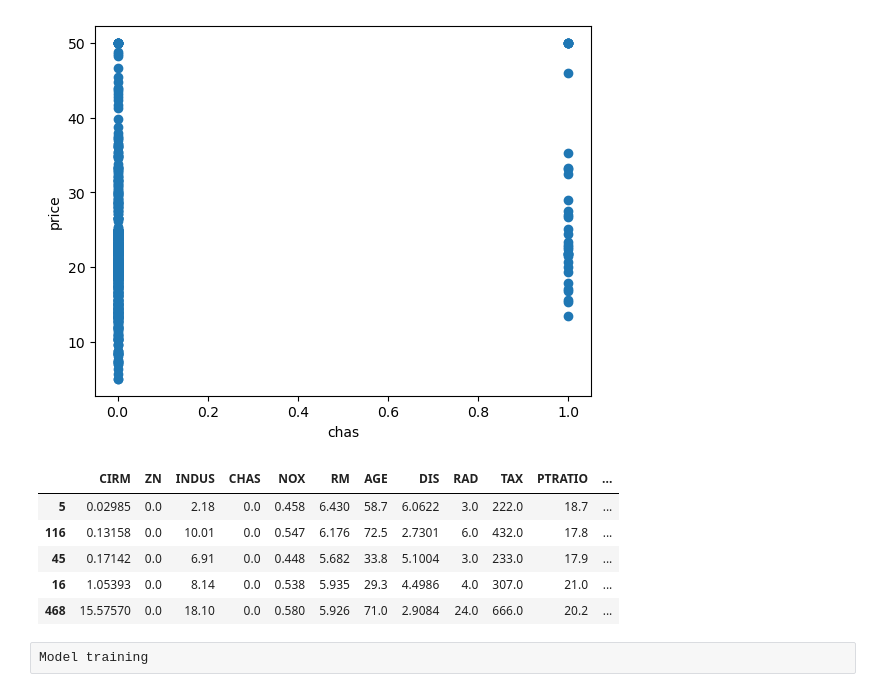
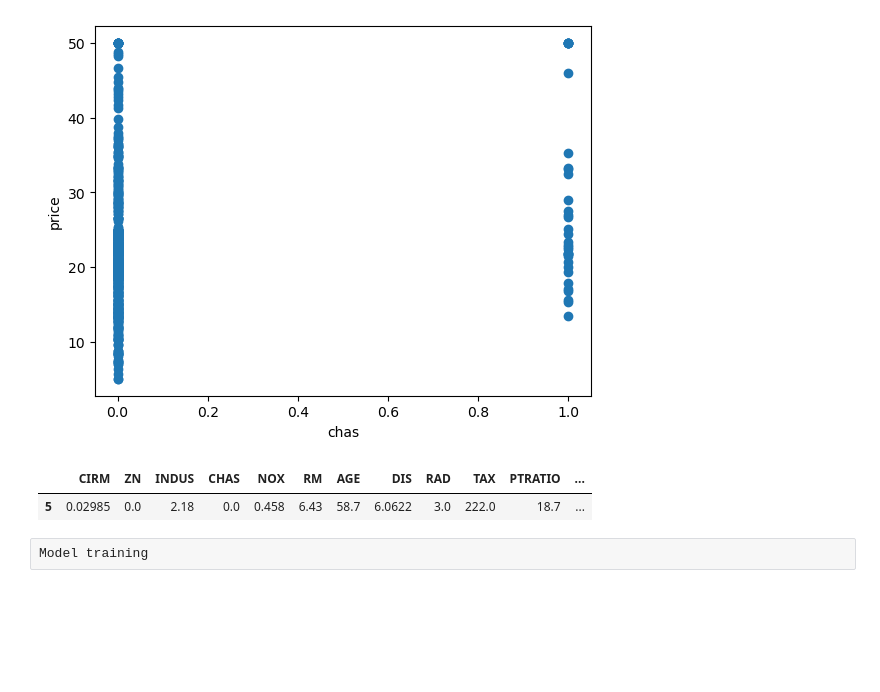
Before and after one commit to gauravsahu9668/BostonHousePrediction, a Jupyter notebook: Untitled-checkpoint.ipynb, the cells around one changed output. Saved outputs shown, nothing was run; the diff lists cells and outputs as text; code cells hidden in the pictures; blank space fills up the shorter version.

```diff
--- a/Untitled-checkpoint.ipynb
+++ b/Untitled-checkpoint.ipynb
@@ -128,14 +122,10 @@ y=dataset.iloc[:,-1]
 from sklearn.model_selection import train_test_split
 x_train,x_test,y_train,y_test=train_test_split(x,y,test_size=0.3,random_state=42)
 # %%
-x_train.head()
+x_train.head(1)
 # %% [output]
 |  | CIRM | ZN | INDUS | CHAS | NOX | RM | AGE | DIS | RAD | TAX | PTRATIO | ... |
-| 5 | 0.02985 | 0.0 | 2.18 | 0.0 | 0.458 | 6.430 | 58.7 | 6.0622 | 3.0 | 222.0 | 18.7 | ... |
-| 116 | 0.13158 | 0.0 | 10.01 | 0.0 | 0.547 | 6.176 | 72.5 | 2.7301 | 6.0 | 432.0 | 17.8 | ... |
-| 45 | 0.17142 | 0.0 | 6.91 | 0.0 | 0.448 | 5.682 | 33.8 | 5.1004 | 3.0 | 233.0 | 17.9 | ... |
-| 16 | 1.05393 | 0.0 | 8.14 | 0.0 | 0.538 | 5.935 | 29.3 | 4.4986 | 4.0 | 307.0 | 21.0 | ... |
-| 468 | 15.57570 | 0.0 | 18.10 | 0.0 | 0.580 | 5.926 | 71.0 | 2.9084 | 24.0 | 666.0 | 20.2 | ... |
+| 5 | 0.02985 | 0.0 | 2.18 | 0.0 | 0.458 | 6.43 | 58.7 | 6.0622 | 3.0 | 222.0 | 18.7 | ... |
 # %%
 # standerdized the data
 from sklearn.preprocessing import StandardScaler
```
Also changed, not shown: parts of 12 cells of this notebook, 3 other files.
